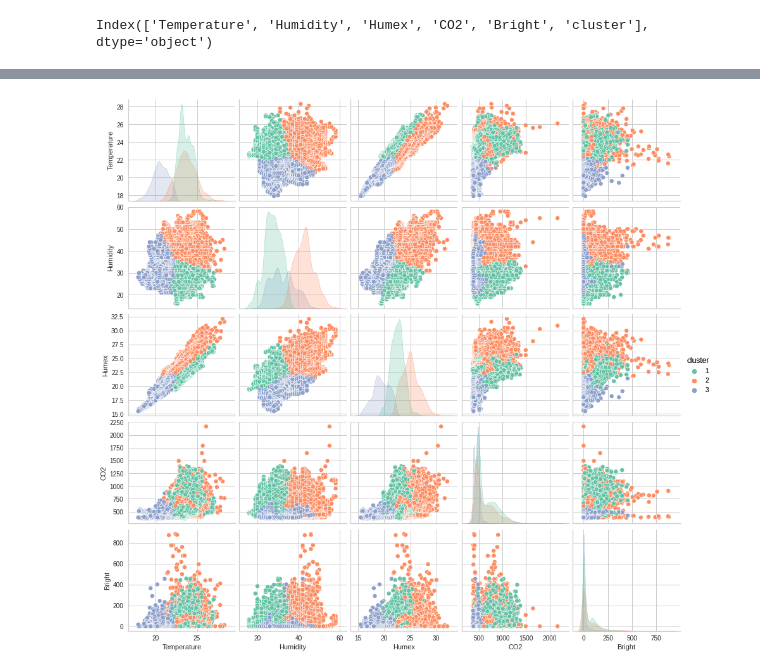
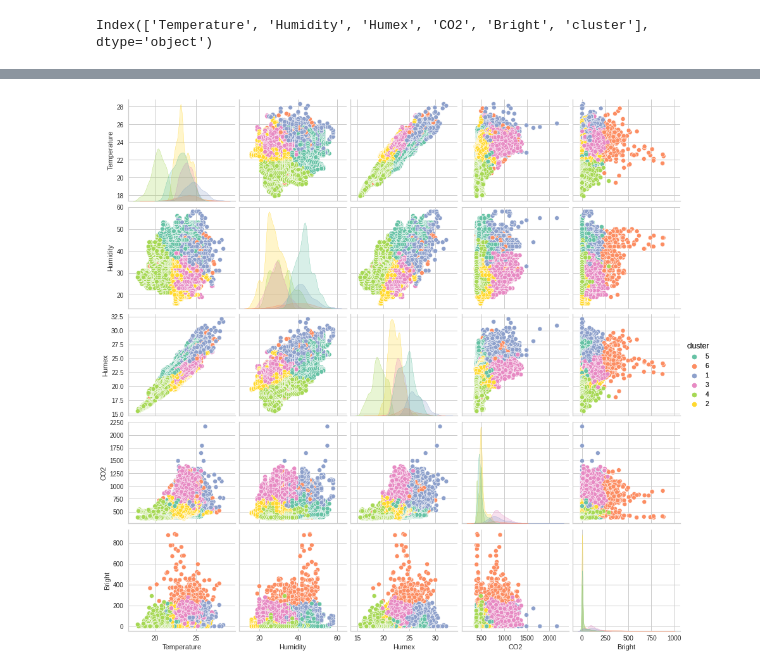
Before and after one commit to AnIsAsPe/Aprendizaje-no-supervisado, a Jupyter notebook: Aprendizaje_no_supervisado K means.ipynb, the cells around one changed output, grey strips where cells are left out. Cells and saved outputs as stored; diff of their text form; code cells hidden in the pictures.

```diff
--- a/Aprendizaje_no_supervisado K means.ipynb
+++ b/Aprendizaje_no_supervisado K means.ipynb
@@ -204,6 +206,6 @@ codo.poof()
 <matplotlib.axes._subplots.AxesSubplot at 0x...>
 # %%
-model = KMeans(3, random_state=3)
+model = KMeans(5, random_state=3)
 graf_sil = SilhouetteVisualizer(model)
 graf_sil.fit(datos_escalados)
 graf_sil.poof()
@@ -212 +214,6 @@ graf_sil.poof()
 <matplotlib.axes._subplots.AxesSubplot at 0x...>
+# %%
+model = KMeans(6, random_state=3)
+graf_sil = SilhouetteVisualizer(model)
+graf_sil.fit(datos_escalados)
+graf_sil.poof()
@@ -215,3 +225,4 @@ graf_sil.poof()
 # %%
-model = KMeans(n_clusters = 3, random_state=3).fit(datos_escalados)
+model = KMeans(n_clusters = 6, random_state=3).fit(datos_escalados)
 clusters = model.predict(datos_escalados)
+clusters
@@ -254,5 +268,5 @@ datos_escalados['cluster']= clusters+1
 # %%
-datos_escalados.cluster = datos_escalados.cluster.astype(str)
+datos['cluster'] = datos['cluster'].astype(str)
 # %%
 datos.columns
 # %% [output]
@@ -275,12 +289,12 @@ fig.show()
 # %%
 mediciones = ['cluster', 'Temperature', 'Humidity', 'Humex', 'CO2', 'Bright']
 
 
-g = sns.pairplot(datos[mediciones], hue='cluster', palette='Set2')
+g = sns.pairplot(datos[mediciones], hue='cluster', palette='Set2', )
 g.add_legend()
 plt.show()
 # %% [output]
-[figure, old version]
+[figure, new version]
 # %%
 
 fig, ax = plt.subplots(2, 3, figsize=(16, 8))
```
Also changed, not shown: parts of 18 cells of this notebook.
